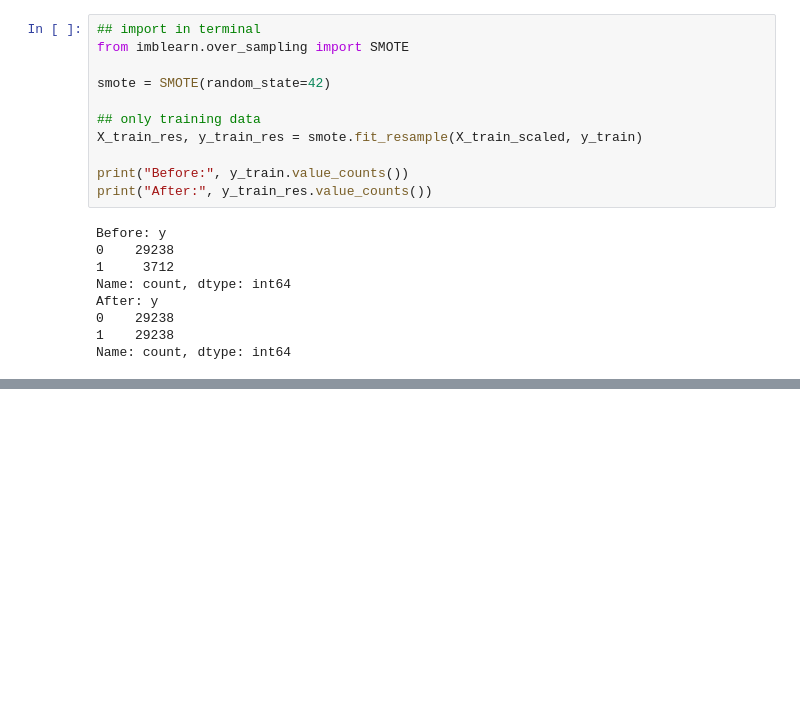
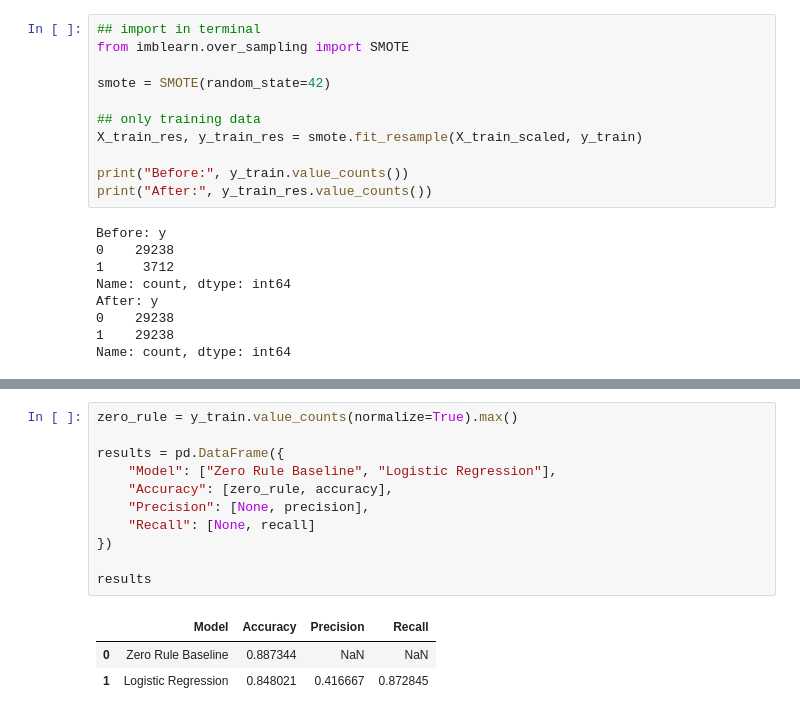
Before and after one commit to neerapatel5/ML-fundamentals-2026, a Jupyter notebook: assignment_1_neera_patel.ipynb, the cells around one changed output, grey strips where cells are left out. Saved outputs shown, nothing was run; the diff lists cells and outputs as text; blank space fills up the shorter version.

```diff
--- a/assignment_1_neera_patel.ipynb
+++ b/assignment_1_neera_patel.ipynb
@@ -488,0 +588,15 @@ If I conducted resampling before splitting the dataset, synthetic or duplicated
+# %%
+zero_rule = y_train.value_counts(normalize=True).max()
+
+results = pd.DataFrame({
+    "Model": ["Zero Rule Baseline", "Logistic Regression"],
+    "Accuracy": [zero_rule, accuracy],
+    "Precision": [None, precision],
+    "Recall": [None, recall]
+})
+
+results
+# %% [output]
+|  | Model | Accuracy | Precision | Recall |
+| 0 | Zero Rule Baseline | 0.887344 | NaN | NaN |
+| 1 | Logistic Regression | 0.848021 | 0.416667 | 0.872845 |
```
Also changed, not shown: parts of 18 cells of this notebook.
